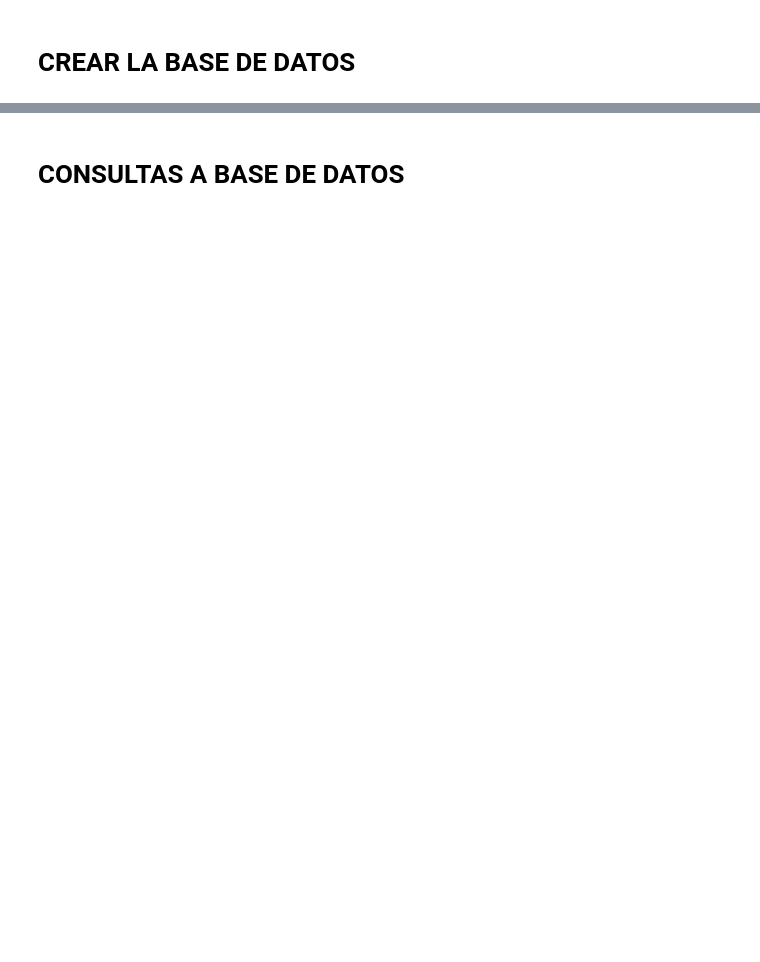
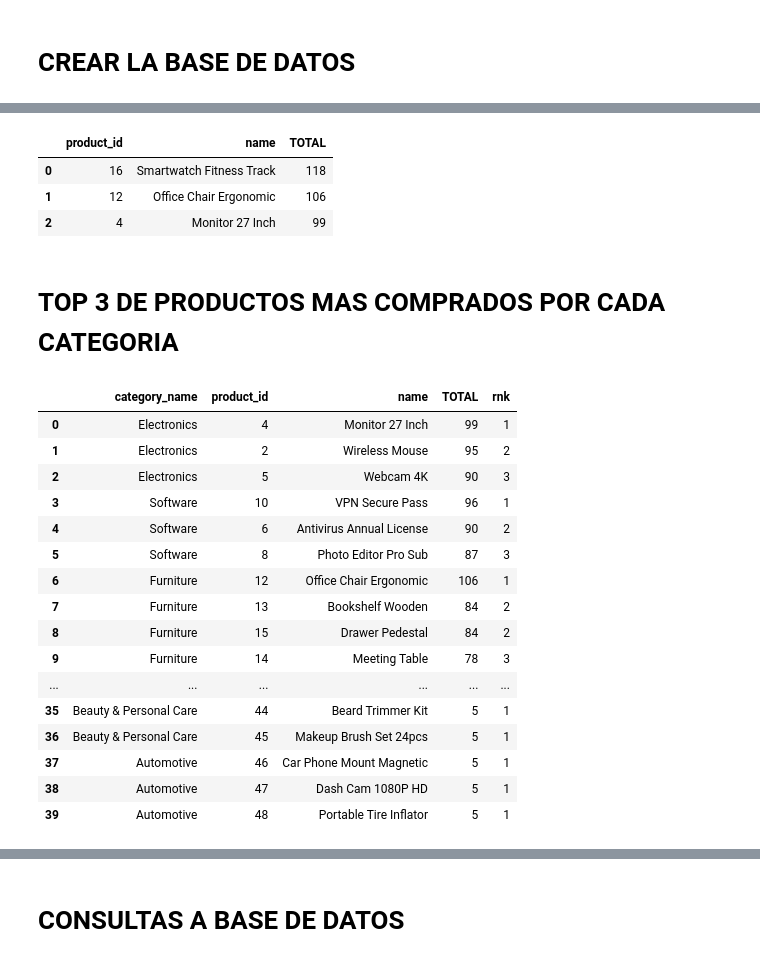
Before and after one commit to JorgeCardona/dockerhub-datascience-mlops, a Jupyter notebook: Notebooks/SQL/sql_training.ipynb, the cells around one changed output, grey strips where cells are left out. Cells and saved outputs as stored; diff of their text form; code cells hidden in the pictures; blank space fills up the shorter version.

```diff
--- a/Notebooks/SQL/sql_training.ipynb
+++ b/Notebooks/SQL/sql_training.ipynb
@@ -121,0 +96,60 @@ Tabla : event_logs
+# %%
+TOP_PRODUCTOS = 3
+query = f"""
+SELECT order_items.product_id, products.name, COUNT(*) AS TOTAL
+    FROM order_items
+JOIN products
+ON products.product_id = order_items.product_id
+GROUP BY order_items.product_id, products.name
+ORDER BY TOTAL DESC
+LIMIT {TOP_PRODUCTOS};
+"""
+
+ejecutar_sql(query)
+# %% [output]
+|  | product_id | name | TOTAL |
+| 0 | 16 | Smartwatch Fitness Track | 118 |
+| 1 | 12 | Office Chair Ergonomic | 106 |
+| 2 | 4 | Monitor 27 Inch | 99 |
+# %% [markdown]
+# TOP 3 DE PRODUCTOS MAS COMPRADOS POR CADA CATEGORIA
+# %%
+TOP_PRODUCTOS = 3
+
+query = f"""
+WITH ranked AS (
+    SELECT
+        c.name AS category_name,
+        oi.product_id,
+        p.name,
+        COUNT(oi.order_id) AS TOTAL,
+        DENSE_RANK() OVER (PARTITION BY c.category_id ORDER BY COUNT(oi.order_id) DESC) AS rnk
+    FROM categories c
+    INNER JOIN products p ON c.category_id = p.category_id
+    INNER JOIN order_items oi ON p.product_id = oi.product_id
+    GROUP BY c.category_id, c.name, oi.product_id, p.name
+)
+SELECT category_name, product_id, name, TOTAL, rnk
+FROM ranked
+WHERE rnk <= {TOP_PRODUCTOS};
+"""
+
+ejecutar_sql(query)
+# %% [output]
+|  | category_name | product_id | name | TOTAL | rnk |
+| 0 | Electronics | 4 | Monitor 27 Inch | 99 | 1 |
+| 1 | Electronics | 2 | Wireless Mouse | 95 | 2 |
+| 2 | Electronics | 5 | Webcam 4K | 90 | 3 |
+| 3 | Software | 10 | VPN Secure Pass | 96 | 1 |
+| 4 | Software | 6 | Antivirus Annual License | 90 | 2 |
+| 5 | Software | 8 | Photo Editor Pro Sub | 87 | 3 |
+| 6 | Furniture | 12 | Office Chair Ergonomic | 106 | 1 |
+| 7 | Furniture | 13 | Bookshelf Wooden | 84 | 2 |
+| 8 | Furniture | 15 | Drawer Pedestal | 84 | 2 |
+| 9 | Furniture | 14 | Meeting Table | 78 | 3 |
+| ... | ... | ... | ... | ... | ... |
+| 35 | Beauty & Personal Care | 44 | Beard Trimmer Kit | 5 | 1 |
+| 36 | Beauty & Personal Care | 45 | Makeup Brush Set 24pcs | 5 | 1 |
+| 37 | Automotive | 46 | Car Phone Mount Magnetic | 5 | 1 |
+| 38 | Automotive | 47 | Dash Cam 1080P HD | 5 | 1 |
+| 39 | Automotive | 48 | Portable Tire Inflator | 5 | 1 |
```
Also changed, not shown: parts of 19 cells of this notebook, 3 other files.
